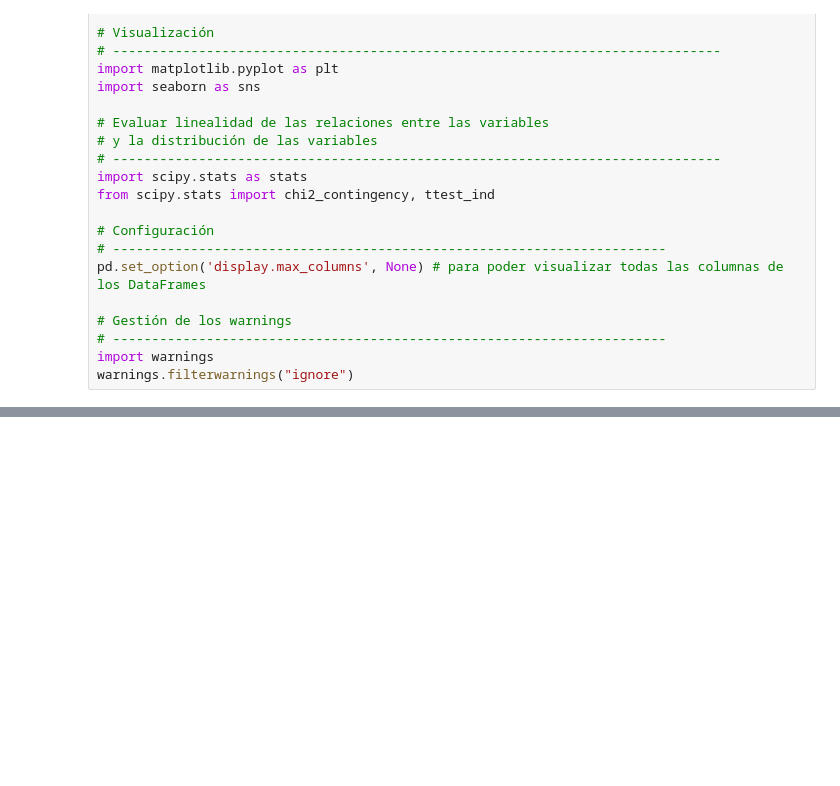
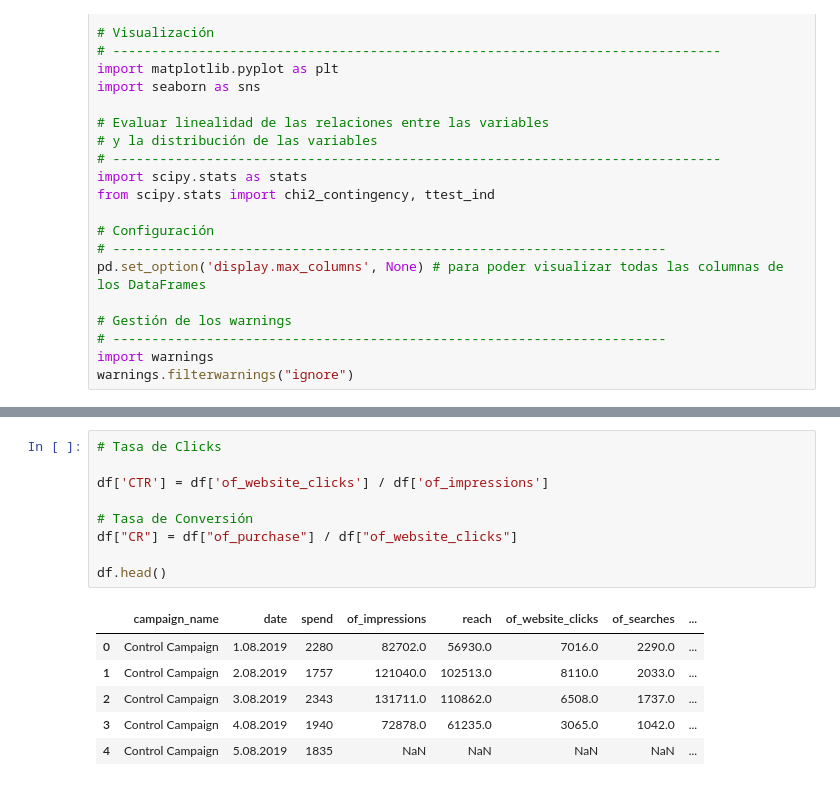
Before and after one commit to Adalab/da-promo-b-pt-ejercicios-profes, a Jupyter notebook: Modulo3/modulo-3-leccion-10-a-b-testing.ipynb, the cells around one changed output, grey strips where cells are left out. Drawn from its saved outputs; the diff is of its cells as text; blank space fills up the shorter version.

```diff
--- a/Modulo3/modulo-3-leccion-10-a-b-testing.ipynb
+++ b/Modulo3/modulo-3-leccion-10-a-b-testing.ipynb
@@ -117,0 +120,16 @@ df_test.head()
+# %%
+# Tasa de Clicks
+
+df['CTR'] = df['of_website_clicks'] / df['of_impressions']
+
+# Tasa de Conversión
+df["CR"] = df["of_purchase"] / df["of_website_clicks"]
+
+df.head()
+# %% [output]
+|  | campaign_name | date | spend | of_impressions | reach | of_website_clicks | of_searches | ... |
+| 0 | Control Campaign | 1.08.2019 | 2280 | 82702.0 | 56930.0 | 7016.0 | 2290.0 | ... |
+| 1 | Control Campaign | 2.08.2019 | 1757 | 121040.0 | 102513.0 | 8110.0 | 2033.0 | ... |
+| 2 | Control Campaign | 3.08.2019 | 2343 | 131711.0 | 110862.0 | 6508.0 | 1737.0 | ... |
+| 3 | Control Campaign | 4.08.2019 | 1940 | 72878.0 | 61235.0 | 3065.0 | 1042.0 | ... |
+| 4 | Control Campaign | 5.08.2019 | 1835 | NaN | NaN | NaN | NaN | ... |
```
Also changed, not shown: parts of 19 cells of this notebook.
